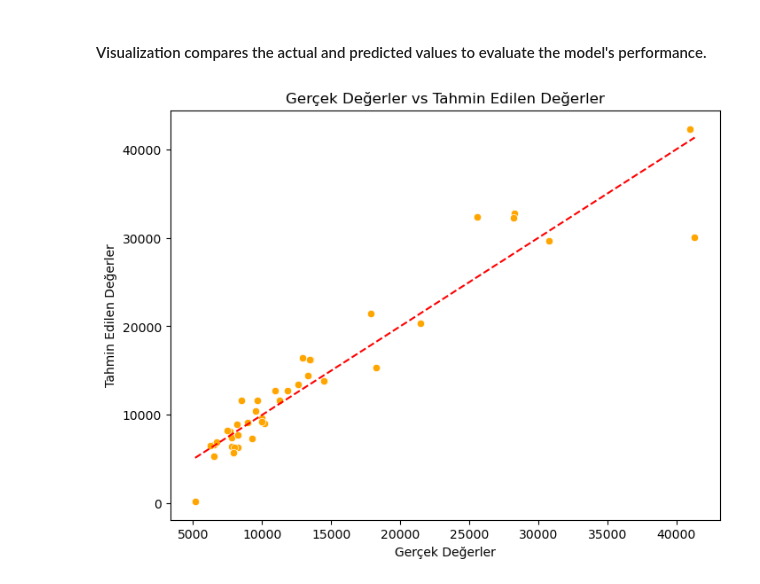
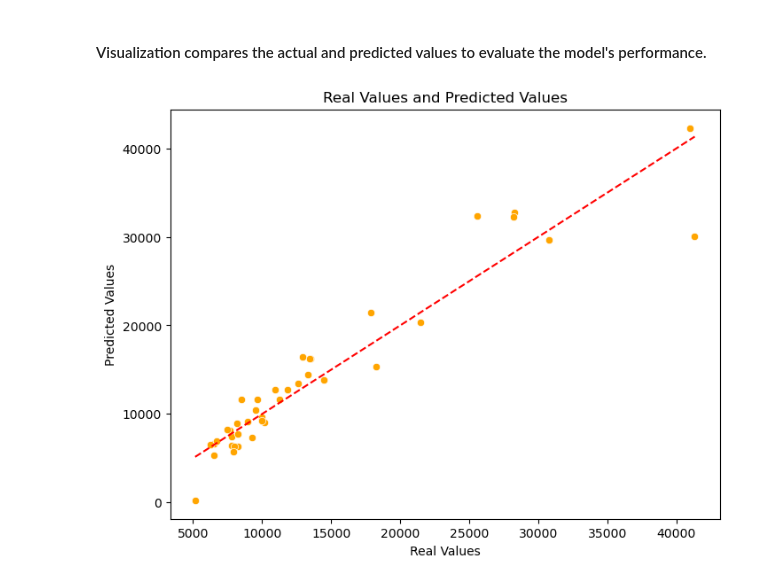
Before and after one commit to mustafaakyuzz/CarPricePredict, a Jupyter notebook: CarPricePrediction.ipynb, the cells around one changed output. Cells and saved outputs as stored; diff of their text form; code cells hidden in the pictures.

```diff
--- a/CarPricePrediction.ipynb
+++ b/CarPricePrediction.ipynb
@@ -325,10 +325,10 @@ R2 Score (R2) :  0.90
 # %%
 plt.figure(figsize=(8, 6))
 sns.scatterplot(x=y_test, y=y_pred, color="orange")
 plt.plot([y_test.min(), y_test.max()], [y_test.min(), y_test.max()], color='red', linestyle='--')
-plt.title("Gerçek Değerler vs Tahmin Edilen Değerler")
-plt.xlabel("Gerçek Değerler")
-plt.ylabel("Tahmin Edilen Değerler")
+plt.title("Real Values and Predicted Values")
+plt.xlabel("Real Values")
+plt.ylabel("Predicted Values")
 plt.show()
 # %% [output]
-[figure, old version]
+[figure, new version]
```
Also changed, not shown: 1 other file.
